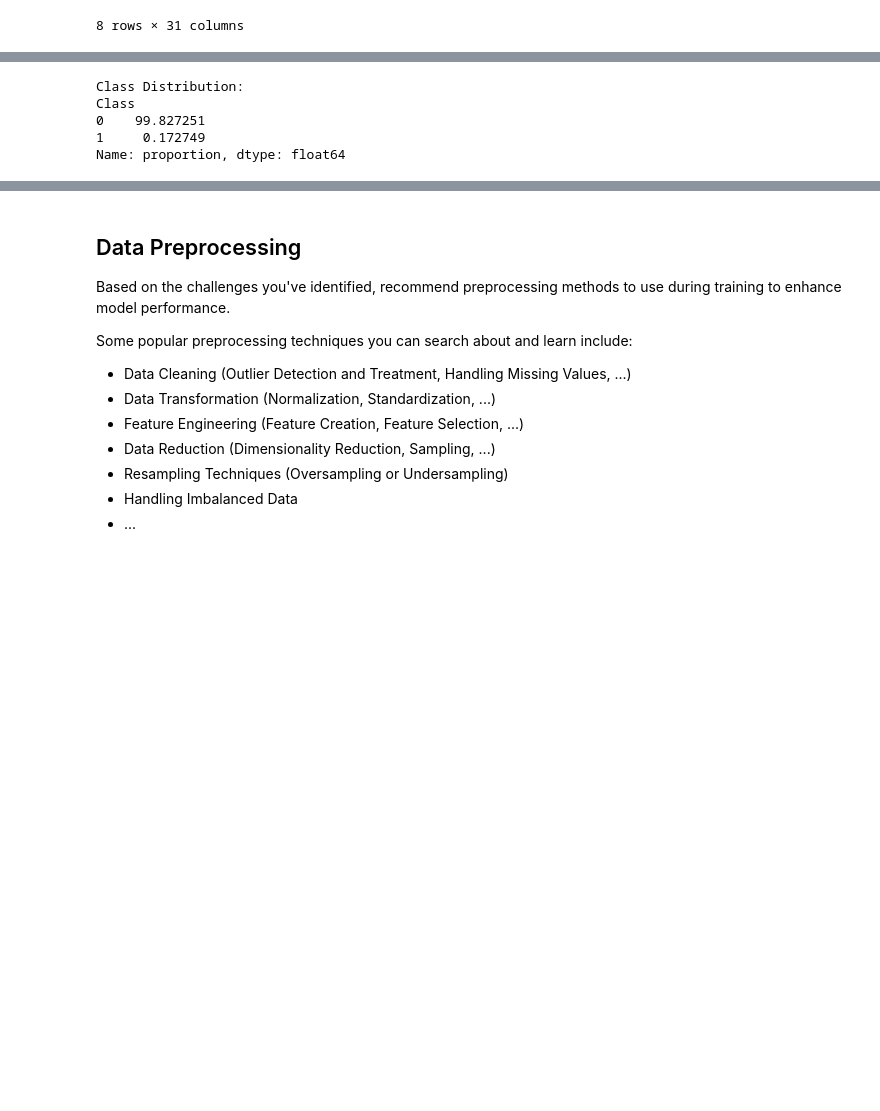
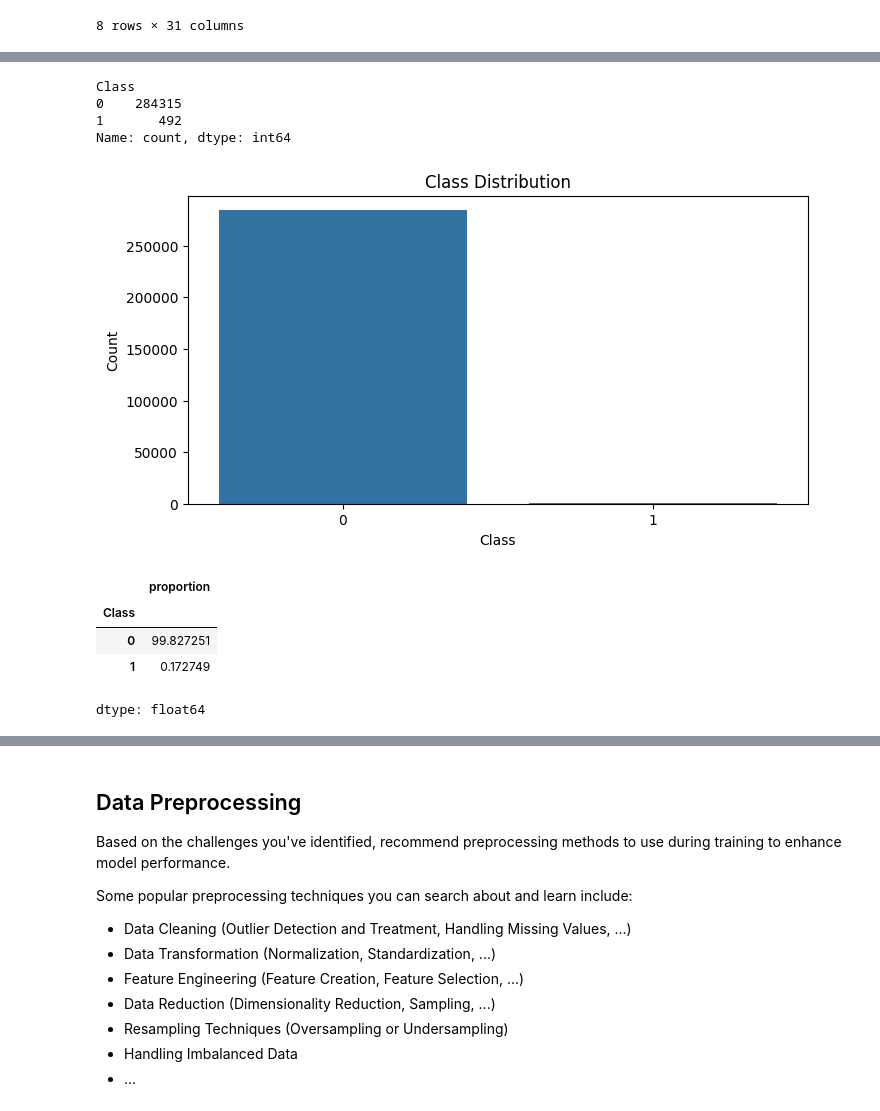
Before and after one commit to mahdiiimh/Rayan-ai-contest, a Jupyter notebook: Machine-Learning/Homework_1.ipynb, the cells around one changed output, grey strips where cells are left out. Cells and saved outputs as stored; diff of their text form; code cells hidden in the pictures; blank space fills up the shorter version.

```diff
--- a/Machine-Learning/Homework_1.ipynb
+++ b/Machine-Learning/Homework_1.ipynb
@@ -131,15 +149,26 @@ pass
+# %%
+# ### 2.2 Class Distribution
+# Visualize the class distribution
+class_counts = df['Class'].value_counts()
+print(class_counts)
+plt.figure(figsize=(8, 4))
+sns.countplot(x='Class', data=df)
+plt.xlabel('Class')
+plt.ylabel('Count')
+plt.title('Class Distribution')
+plt.show()
+# %% [output]
+Class
+0    284315
+1       492
+Name: count, dtype: int64
+[figure, added]
 # %%
 # Display the class distribution in percentages
-######################################################
-###################### TO DO #########################
-######################################################
-pass
-######################################################
-######################################################
-######################################################
+df['Class'].value_counts(normalize=True)*100
 # %% [output]
+|  | proportion |
+| Class |  |
+| 0 | 99.827251 |
+| 1 | 0.172749 |
-Class Distribution:
-Class
-0    99.827251
-1     0.172749
-Name: proportion, dtype: float64
+dtype: float64
```
Also changed, not shown: parts of 39 cells of this notebook.
